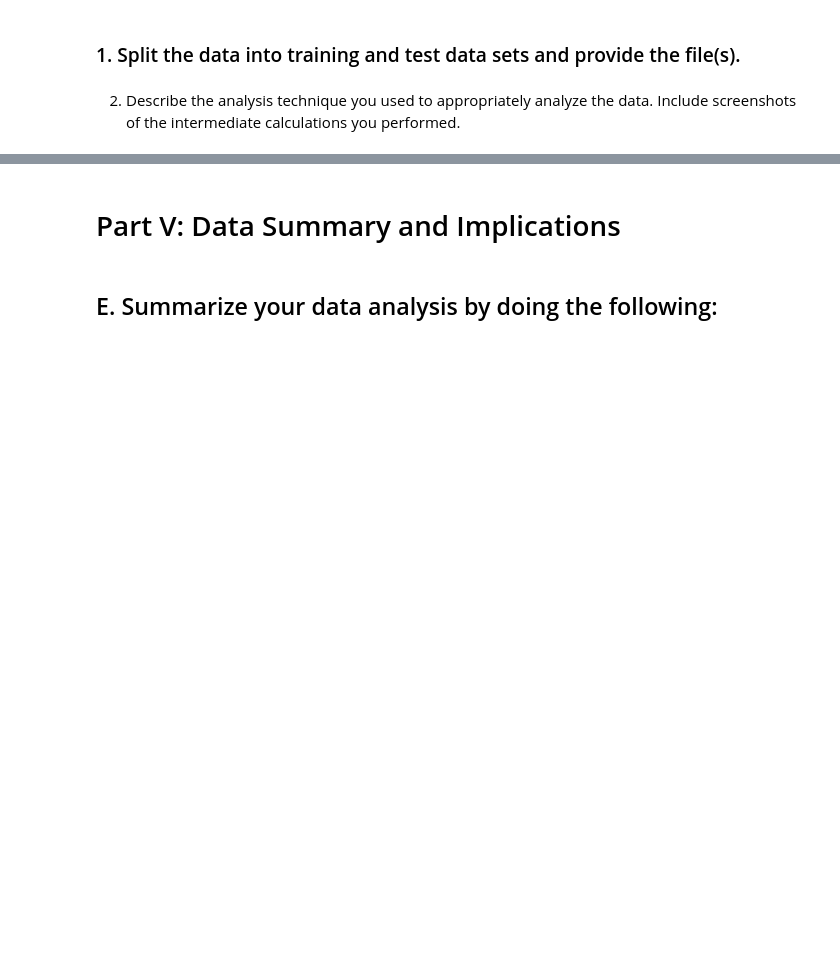
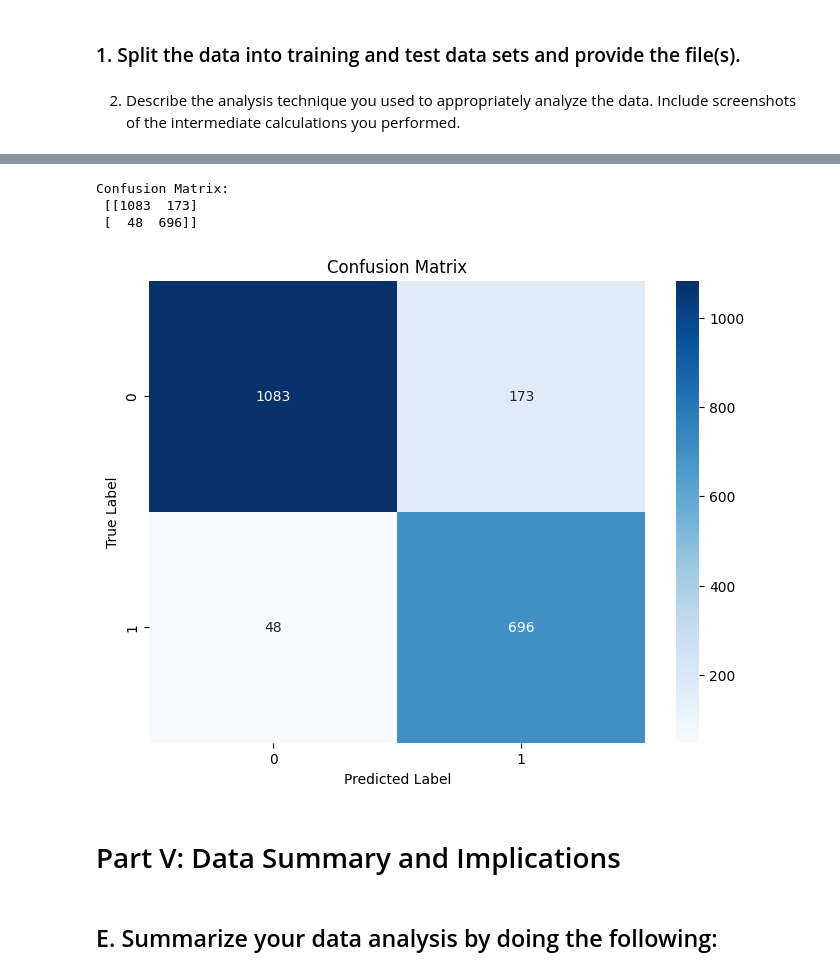
Before and after one commit to nestrada79/MSDA, a Jupyter notebook: D209/D209_Task_1.ipynb, the cells around one changed output, grey strips where cells are left out. Drawn from its saved outputs; the diff is of its cells as text; code cells hidden in the pictures; blank space fills up the shorter version.

```diff
--- a/D209/D209_Task_1.ipynb
+++ b/D209/D209_Task_1.ipynb
@@ -198,3 +344,8 @@ NameError: ignored
 ## D.  Perform the data analysis and report on the results by doing the following:
 # %% [markdown]
 ### 1.  Split the data into training and test data sets and provide the file(s).
+# %%
+# Splitting the data into training and test data sets
+X = medical_transformed.drop('ReAdmis_Yes', axis=1)
+y = medical_transformed['ReAdmis_Yes']
+X_train, X_test, y_train, y_test = train_test_split(X, y, test_size=0.2, random_state=36)
@@ -204,0 +368,6 @@ NameError: ignored
+# %%
+from sklearn.neighbors import KNeighborsClassifier
+
+# Training the KNN model
+knn = KNeighborsClassifier(n_neighbors=5)
+knn.fit(X_train, y_train)
@@ -204,0 +376,3 @@ NameError: ignored
+# %%
+#Predicting on test data
+y_pred = knn.predict(X_test)
@@ -205,3 +423,21 @@ NameError: ignored
+# %%
+#Confusion Matrix
+conf_matrix = confusion_matrix(y_test, y_pred)
+print("Confusion Matrix:\n", conf_matrix)
+# %% [output]
+Confusion Matrix:
+ [[1083  173]
+ [  48  696]]
+# %%
+#Visualizing confusion matrix
+plt.figure(figsize=(8, 6))
+sns.heatmap(conf_matrix, annot=True, fmt='g', cmap='Blues')
+plt.title('Confusion Matrix')
+plt.xlabel('Predicted Label')
+plt.ylabel('True Label')
+plt.show()
+# %% [output]
+[figure, added]
 # %% [markdown]
 # Part V: Data Summary and Implications
 # %% [markdown]
```
Also changed, not shown: parts of 31 cells of this notebook.
